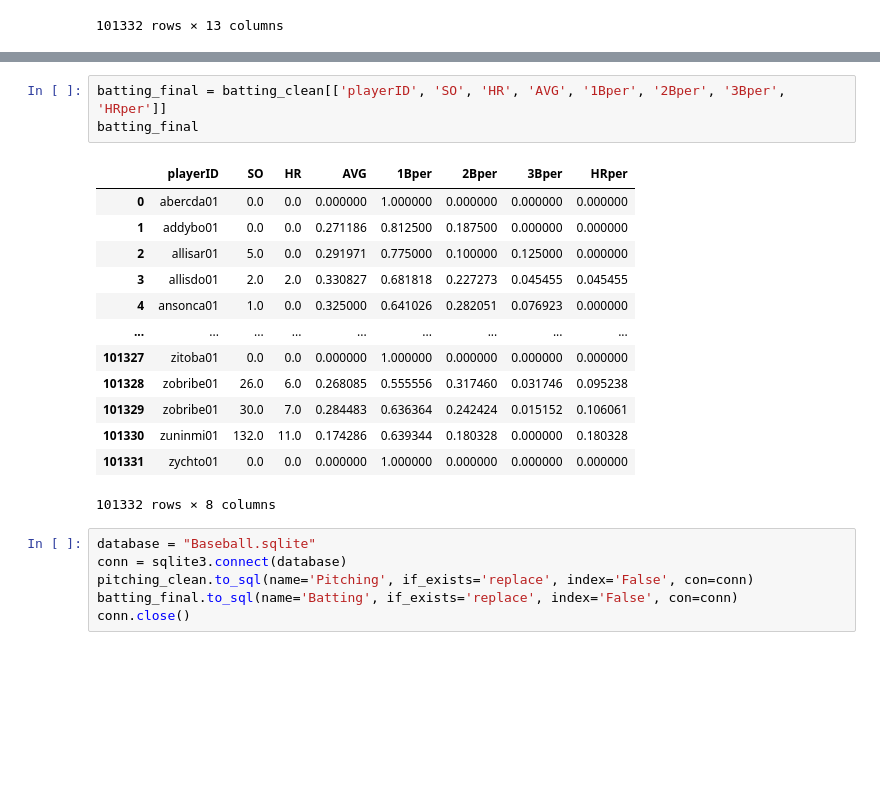
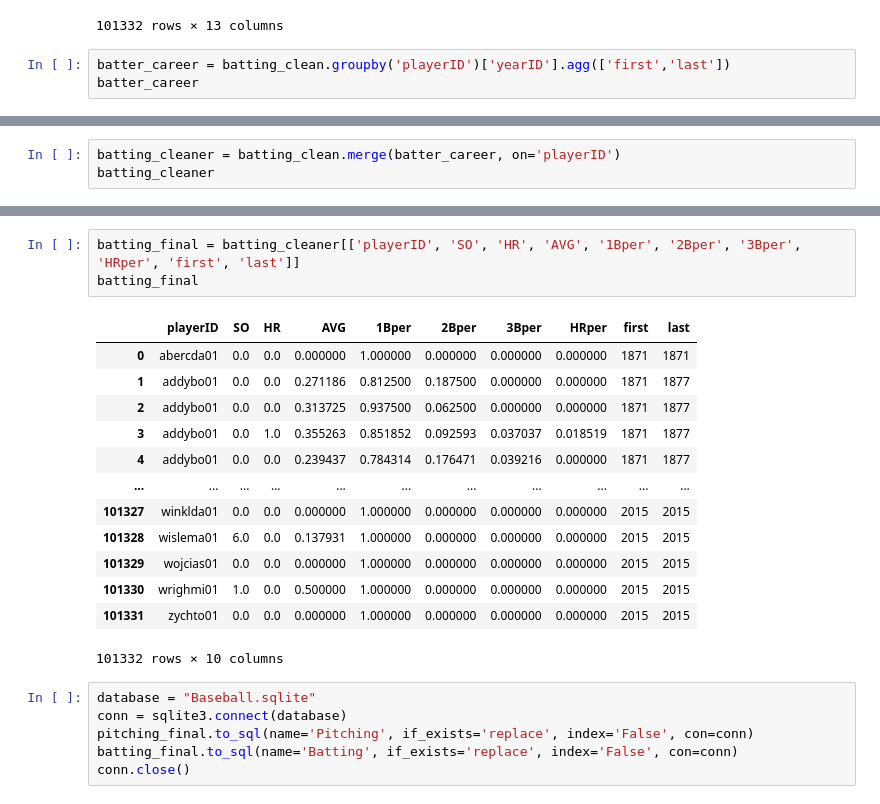
Before and after one commit to Mcusac/Project-3, a Jupyter notebook: Untitled.ipynb, the cells around one changed output, grey strips where cells are left out. Saved outputs shown, nothing was run; the diff lists cells and outputs as text; blank space fills up the shorter version.

Commit message:
First and Last Years Added

```diff
--- a/Untitled.ipynb
+++ b/Untitled.ipynb
@@ -125,3 +160,6 @@ See the caveats in the documentation: https://pandas.pydata.org/pandas-docs/stab
 | 101330 | zuninmi01 | 2015 | 350.0 | 61.0 | 132.0 | 11.0 | 11.0 | 0.0 | 0.174286 | 0.180328 | 0.000000 | ... |
 | 101331 | zychto01 | 2015 | 0.0 | 0.0 | 0.0 | 0.0 | 0.0 | 0.0 | 0.000000 | 0.000000 | 0.000000 | ... |
 101332 rows × 13 columns
+# %%
+batter_career = batting_clean.groupby('playerID')['yearID'].agg(['first','last'])
+batter_career
@@ -127,0 +181,3 @@ See the caveats in the documentation: https://pandas.pydata.org/pandas-docs/stab
+# %%
+batting_cleaner = batting_clean.merge(batter_career, on='playerID')
+batting_cleaner
@@ -128,23 +202,23 @@ See the caveats in the documentation: https://pandas.pydata.org/pandas-docs/stab
 # %%
-batting_final = batting_clean[['playerID', 'SO', 'HR', 'AVG', '1Bper', '2Bper', '3Bper', 'HRper']]
+batting_final = batting_cleaner[['playerID', 'SO', 'HR', 'AVG', '1Bper', '2Bper', '3Bper', 'HRper', 'first', 'last']]
 batting_final
 # %% [output]
-|  | playerID | SO | HR | AVG | 1Bper | 2Bper | 3Bper | HRper |
-| 0 | abercda01 | 0.0 | 0.0 | 0.000000 | 1.000000 | 0.000000 | 0.000000 | 0.000000 |
-| 1 | addybo01 | 0.0 | 0.0 | 0.271186 | 0.812500 | 0.187500 | 0.000000 | 0.000000 |
-| 2 | allisar01 | 5.0 | 0.0 | 0.291971 | 0.775000 | 0.100000 | 0.125000 | 0.000000 |
-| 3 | allisdo01 | 2.0 | 2.0 | 0.330827 | 0.681818 | 0.227273 | 0.045455 | 0.045455 |
-| 4 | ansonca01 | 1.0 | 0.0 | 0.325000 | 0.641026 | 0.282051 | 0.076923 | 0.000000 |
-| ... | ... | ... | ... | ... | ... | ... | ... | ... |
-| 101327 | zitoba01 | 0.0 | 0.0 | 0.000000 | 1.000000 | 0.000000 | 0.000000 | 0.000000 |
-| 101328 | zobribe01 | 26.0 | 6.0 | 0.268085 | 0.555556 | 0.317460 | 0.031746 | 0.095238 |
-| 101329 | zobribe01 | 30.0 | 7.0 | 0.284483 | 0.636364 | 0.242424 | 0.015152 | 0.106061 |
-| 101330 | zuninmi01 | 132.0 | 11.0 | 0.174286 | 0.639344 | 0.180328 | 0.000000 | 0.180328 |
-| 101331 | zychto01 | 0.0 | 0.0 | 0.000000 | 1.000000 | 0.000000 | 0.000000 | 0.000000 |
+|  | playerID | SO | HR | AVG | 1Bper | 2Bper | 3Bper | HRper | first | last |
+| 0 | abercda01 | 0.0 | 0.0 | 0.000000 | 1.000000 | 0.000000 | 0.000000 | 0.000000 | 1871 | 1871 |
+| 1 | addybo01 | 0.0 | 0.0 | 0.271186 | 0.812500 | 0.187500 | 0.000000 | 0.000000 | 1871 | 1877 |
+| 2 | addybo01 | 0.0 | 0.0 | 0.313725 | 0.937500 | 0.062500 | 0.000000 | 0.000000 | 1871 | 1877 |
+| 3 | addybo01 | 0.0 | 1.0 | 0.355263 | 0.851852 | 0.092593 | 0.037037 | 0.018519 | 1871 | 1877 |
+| 4 | addybo01 | 0.0 | 0.0 | 0.239437 | 0.784314 | 0.176471 | 0.039216 | 0.000000 | 1871 | 1877 |
+| ... | ... | ... | ... | ... | ... | ... | ... | ... | ... | ... |
+| 101327 | winklda01 | 0.0 | 0.0 | 0.000000 | 1.000000 | 0.000000 | 0.000000 | 0.000000 | 2015 | 2015 |
+| 101328 | wislema01 | 6.0 | 0.0 | 0.137931 | 1.000000 | 0.000000 | 0.000000 | 0.000000 | 2015 | 2015 |
+| 101329 | wojcias01 | 0.0 | 0.0 | 0.000000 | 1.000000 | 0.000000 | 0.000000 | 0.000000 | 2015 | 2015 |
+| 101330 | wrighmi01 | 1.0 | 0.0 | 0.500000 | 1.000000 | 0.000000 | 0.000000 | 0.000000 | 2015 | 2015 |
+| 101331 | zychto01 | 0.0 | 0.0 | 0.000000 | 1.000000 | 0.000000 | 0.000000 | 0.000000 | 2015 | 2015 |
-101332 rows × 8 columns
+101332 rows × 10 columns
 # %%
 database = "Baseball.sqlite"
 conn = sqlite3.connect(database)
-pitching_clean.to_sql(name='Pitching', if_exists='replace', index='False', con=conn)
+pitching_final.to_sql(name='Pitching', if_exists='replace', index='False', con=conn)
 batting_final.to_sql(name='Batting', if_exists='replace', index='False', con=conn)
 conn.close()
```
Also changed, not shown: parts of 4 cells of this notebook, 1 other file.
